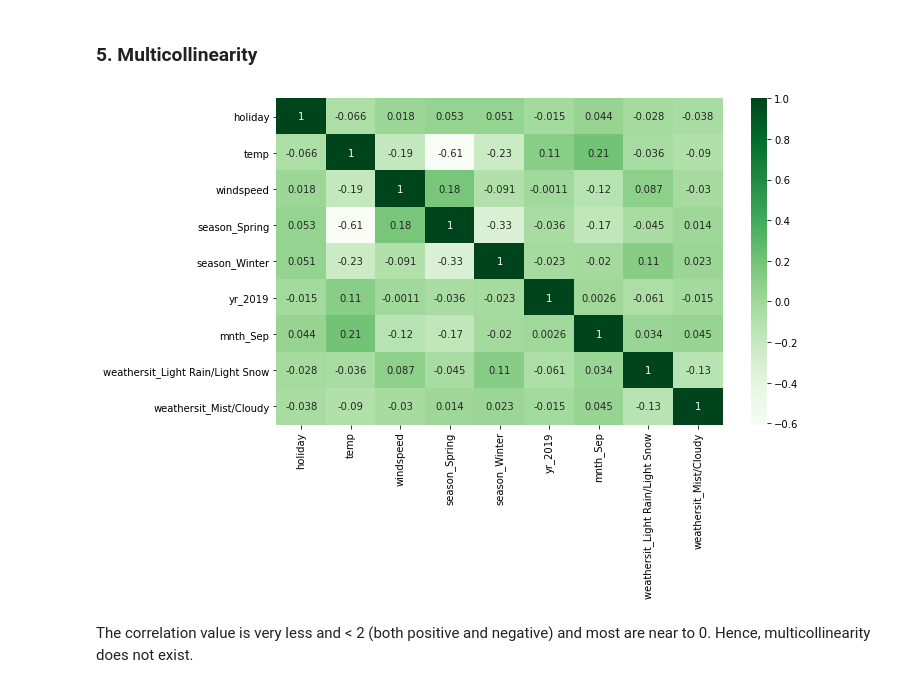
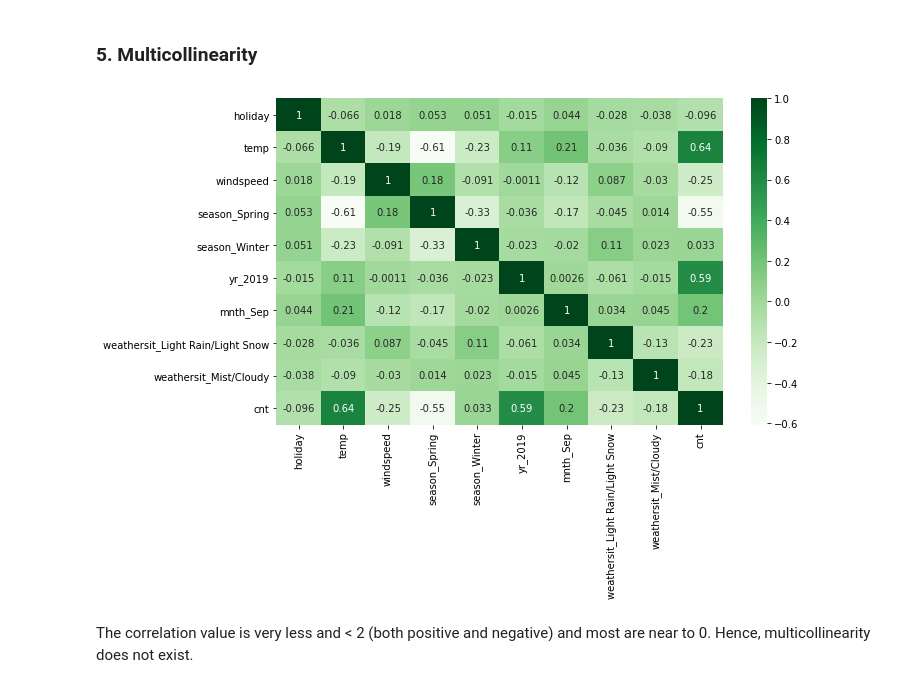
Before and after one commit to mambily/LR_BikeSharingAssignment, a Jupyter notebook: Ambily_M_LR_Bike_Sharing_Case_Study.ipynb, the cells around one changed output. Drawn from its saved outputs; the diff is of its cells as text; code cells hidden in the pictures.

```diff
--- a/Ambily_M_LR_Bike_Sharing_Case_Study.ipynb
+++ b/Ambily_M_LR_Bike_Sharing_Case_Study.ipynb
@@ -935,6 +935,8 @@ The correlation plot indicates that residuals/errors are independent of each oth
 # %% [markdown]
 ### 4. Linear relationship between X and y
 # %%
+data = X_train_sel6.copy(deep=True)
+data['cnt'] = y_train
 sns.pairplot(data, x_vars=X_train_sel6.columns, y_vars='cnt', size=4, aspect = 1, kind='reg', diag_kind=None)
 # %% [output]
 <seaborn.axisgrid.PairGrid at 0x...>
@@ -957,10 +959,10 @@ Temperature is linearly related to Count of Users. Wind speed has less linear re
 ### 5. Multicollinearity
 # %%
 plt.figure(figsize = (10,6))
-sns.heatmap(X_train_sel6.corr(), annot = True, cmap="Greens")
+sns.heatmap(data.corr(), annot = True, cmap="Greens")
 plt.show()
 # %% [output]
-[figure, old version]
+[figure, new version]
 # %% [markdown]
 The correlation value is very less and < 2 (both positive and negative) and most are near to 0. Hence, multicollinearity does not exist.
 # %% [markdown]
```
Also changed, not shown: parts of 14 cells of this notebook.
